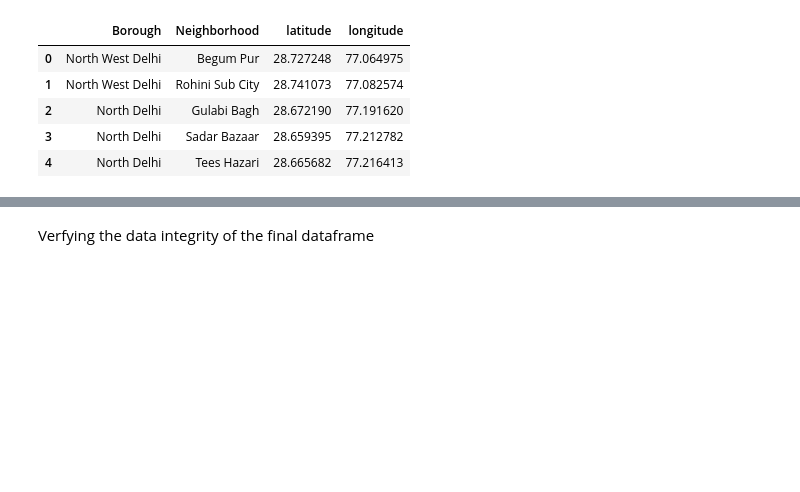
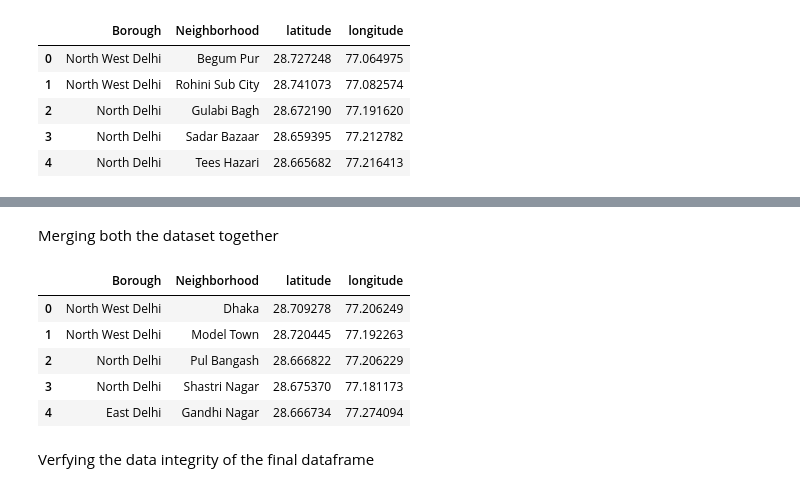
Before and after one commit to Sourin99/Rec-A-Businesss, a Jupyter notebook: Rec_a_Business_final_code.ipynb, the cells around one changed output, grey strips where cells are left out. Cells and saved outputs as stored; diff of their text form; code cells hidden in the pictures; blank space fills up the shorter version.

```diff
--- a/Rec_a_Business_final_code.ipynb
+++ b/Rec_a_Business_final_code.ipynb
@@ -233,3 +297,18 @@ df.head()
+# %% [markdown]
+Merging both the dataset together
+# %%
+frames = [df1,df2]
+df = pd.concat(frames)
+df.reset_index(inplace=True)
+df.drop(['index'],axis=1,inplace=True)
+df.head()
+# %% [output]
+|  | Borough | Neighborhood | latitude | longitude |
+| 0 | North West Delhi | Dhaka | 28.709278 | 77.206249 |
+| 1 | North West Delhi | Model Town | 28.720445 | 77.192263 |
+| 2 | North Delhi | Pul Bangash | 28.666822 | 77.206229 |
+| 3 | North Delhi | Shastri Nagar | 28.675370 | 77.181173 |
+| 4 | East Delhi | Gandhi Nagar | 28.666734 | 77.274094 |
 # %% [markdown]
 Verfying the data integrity of the final dataframe
 # %%
```
Also changed, not shown: parts of 25 cells of this notebook.
